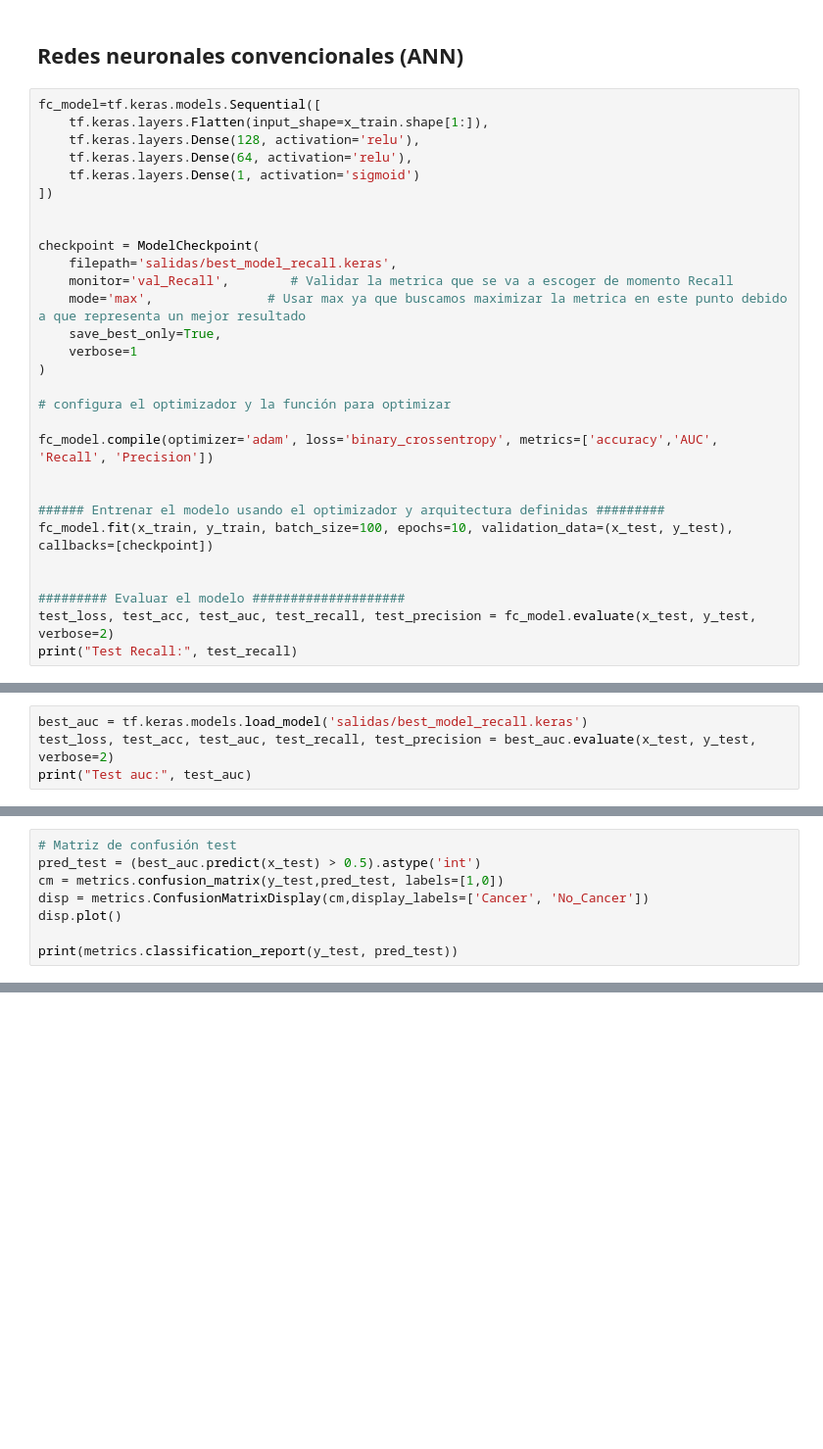
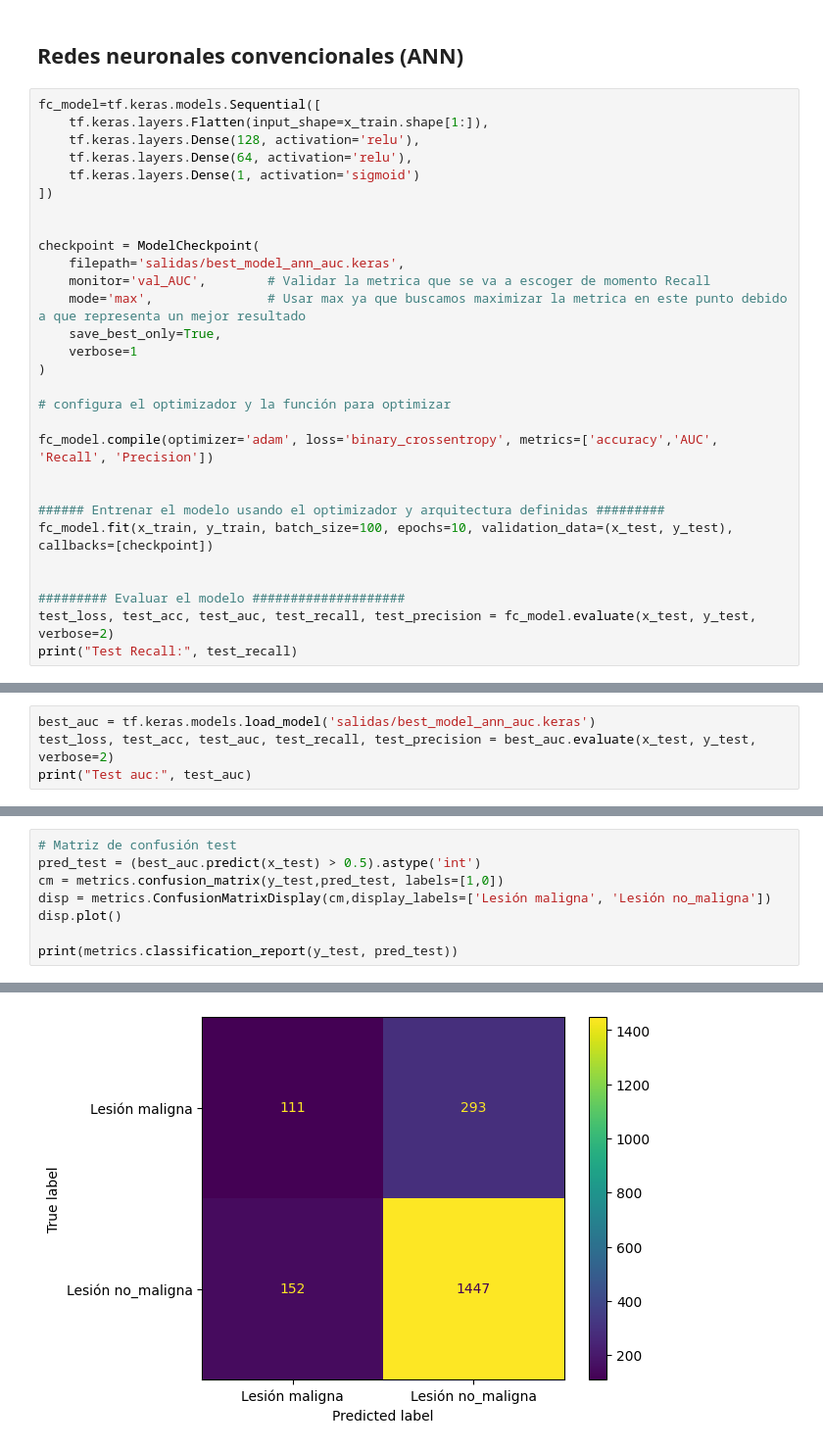
Before and after one commit to mateotl/LEA3_health_7, a Jupyter notebook: b_modelos.ipynb, the cells around one changed output, grey strips where cells are left out. Shown at 98% size. Drawn from its saved outputs; the diff is of its cells as text; blank space fills up the shorter version.

```diff
--- a/b_modelos.ipynb
+++ b/b_modelos.ipynb
@@ -187,8 +186,8 @@ fc_model=tf.keras.models.Sequential([
 
 
 checkpoint = ModelCheckpoint(
-    filepath='salidas/best_model_recall.keras',
-    monitor='val_Recall',        # Validar la metrica que se va a escoger de momento Recall
+    filepath='salidas/best_model_ann_auc.keras',
+    monitor='val_AUC',        # Validar la metrica que se va a escoger de momento Recall
     mode='max',               # Usar max ya que buscamos maximizar la metrica en este punto debido a que representa un mejor resultado
     save_best_only=True,
     verbose=1
@@ -227,5 +226,5 @@ Test Recall: 0.20049504935741425
 # %%
-best_auc = tf.keras.models.load_model('salidas/best_model_recall.keras')
+best_auc = tf.keras.models.load_model('salidas/best_model_ann_auc.keras')
 test_loss, test_acc, test_auc, test_recall, test_precision = best_auc.evaluate(x_test, y_test, verbose=2)
 print("Test auc:", test_auc)
 # %% [output]
@@ -235,7 +234,7 @@ Test auc: 0.6936312913894653
 # Matriz de confusión test
 pred_test = (best_auc.predict(x_test) > 0.5).astype('int')
 cm = metrics.confusion_matrix(y_test,pred_test, labels=[1,0])
-disp = metrics.ConfusionMatrixDisplay(cm,display_labels=['Cancer', 'No_Cancer'])
+disp = metrics.ConfusionMatrixDisplay(cm,display_labels=['Lesión maligna', 'Lesión no_maligna'])
 disp.plot()
 
 print(metrics.classification_report(y_test, pred_test))
@@ -244 +251,2 @@ NameError: name 'best_auc' is not defined
+[figure, added]
 # %% [markdown]
```
Also changed, not shown: parts of 12 cells of this notebook, 9 other files.
